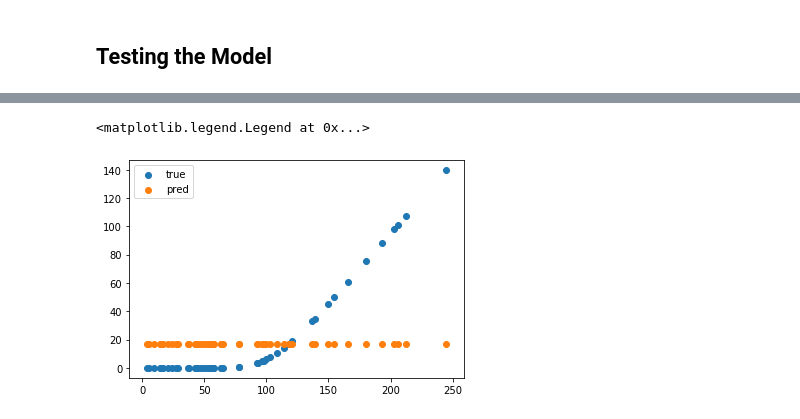
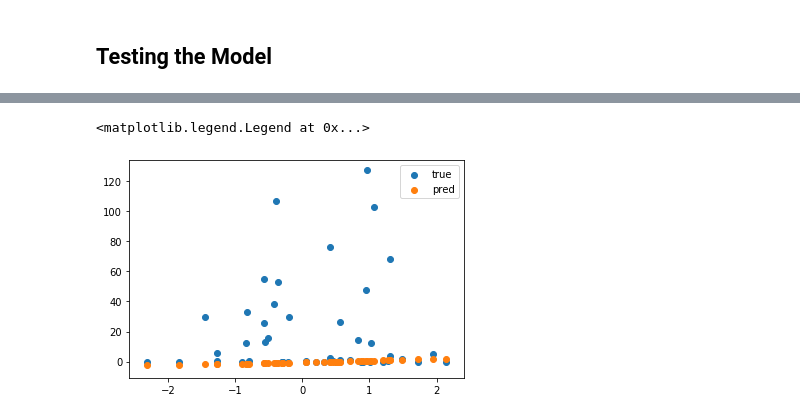
Before and after one commit to songqsh/MQP2019, a Jupyter notebook: Nick/BSM_NN_v02.ipynb, the cells around one changed output, grey strips where cells are left out. Drawn from its saved outputs; the diff is of its cells as text; code cells hidden in the pictures.

Commit message:
Implemented Code from Prof S. Test using Random data still not working

```diff
--- a/Nick/BSM_NN_v02.ipynb
+++ b/Nick/BSM_NN_v02.ipynb
@@ -162,3 +167,7 @@ optimizer = torch.optim.SGD(model.parameters(), lr=learning_rate)
+# %%
+batch_size = np.size(x_list)
+x_train0 = torch.from_numpy(x_list).reshape(batch_size,1).float()
+y_train0 = torch.from_numpy(y_list).reshape(batch_size,1).float()
 # %% [markdown]
 ## Train the Model
 
@@ -203,5 +200,14 @@ tensor([1.8277e-01, 1.5327e+01, 1.2633e-08, 1.1094e+00, 1.9605e+01, 1.0861e+01,
 # %% [markdown]
 Once we have the training data, we pass this collection of inputs and solutions into the model. With each iteration we calculate the loss and attempt to optimize the model to further reduce the loss.
+# %%
+# Normalization
+
+def linear_transform(xx, l = 0, u= 1):
+  M = torch.max(xx)
+  m = torch.min(xx)
+  return (u-l)/(M-m)*(xx-m)+l, m, M, l, u
+x_train, x_m, x_M, x_l, x_u = linear_transform(x_train0, -1, 1)
+y_train, y_m, y_M, y_l, y_u = linear_transform(y_train0, 0, 1)
 # %%
 # Train the model
 
@@ -253,2 +249,10 @@ tensor([[16.5859],
 # %% [markdown]
 ## Testing the Model
+# %%
+def learnedfun(x):
+  out = (1-(-1))/(x_M-x_m)*(x-x_m)+(-1.)
+  out = model(out)
+  out = (y_M- y_m)*out+y_m
+  return out
+
+y_pred = learnedfun(x_train0)
@@ -255,24 +268,26 @@ tensor([[16.5859],
 # %%
-# Test the Model
+# Test the Model with Random data
 
 # Generate random data
-x_ = torch.randn(50,1)
-# Edit data to be stock prices
-x_ = np.abs(x_*100)
+x_0 = torch.randn(50,1)
 
 # Get BSM Prices as determined by the formula
-y_ = gbm1.prices_bsm(option, x_)
+y_0 = gbm1.prices_bsm(option, x_)
+
+# Normalize
+x_, x_m, x_M, x_l, x_u = linear_transform(x_0)
+y_, y_m, y_M, y_l, y_u = linear_transform(x_0)
 
 # Plot x_ versus formula prices
-plt.scatter(x_.detach().numpy(), y_.detach().numpy(), label='true')
+plt.scatter(x_0.detach().numpy(), y_0.detach().numpy(), label='true')
 
 # Get BSM Prices as determined by the model
-y_pred = model(x_)
+y_pred = learnedfun(x_0)
 
 # Plot x_ versus the model prices
-plt.scatter(x_.detach().numpy(), y_pred.detach().numpy(), label='pred')
+plt.scatter(x_0.detach().numpy(), y_pred.detach().numpy(), label='pred')
 
 plt.legend()
 # %% [output]
 <matplotlib.legend.Legend at 0x...>
-[figure, old version]
+[figure, new version]
```
Also changed, not shown: parts of 6 cells of this notebook.
